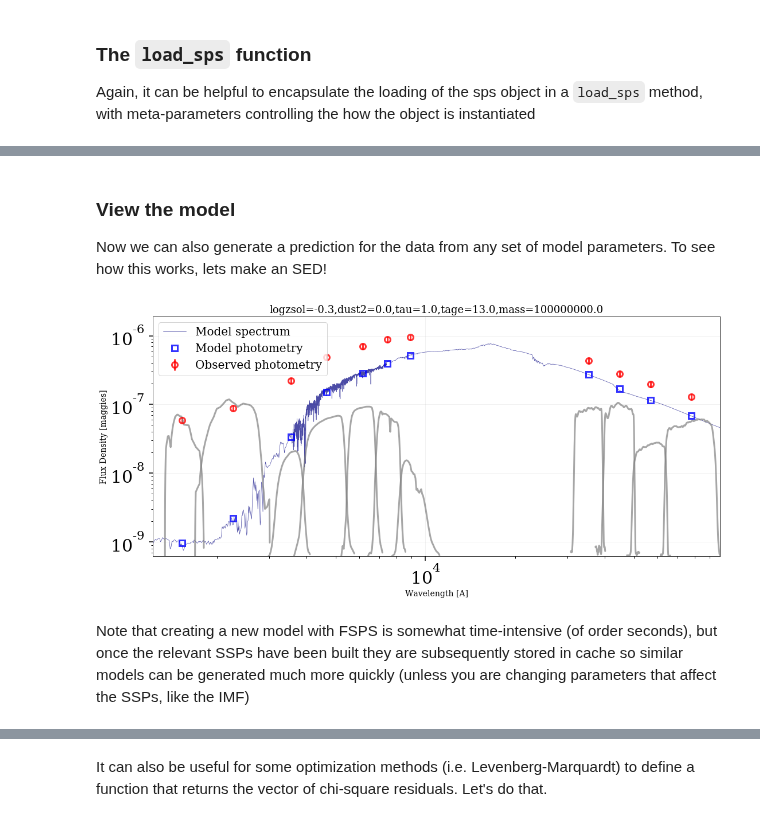
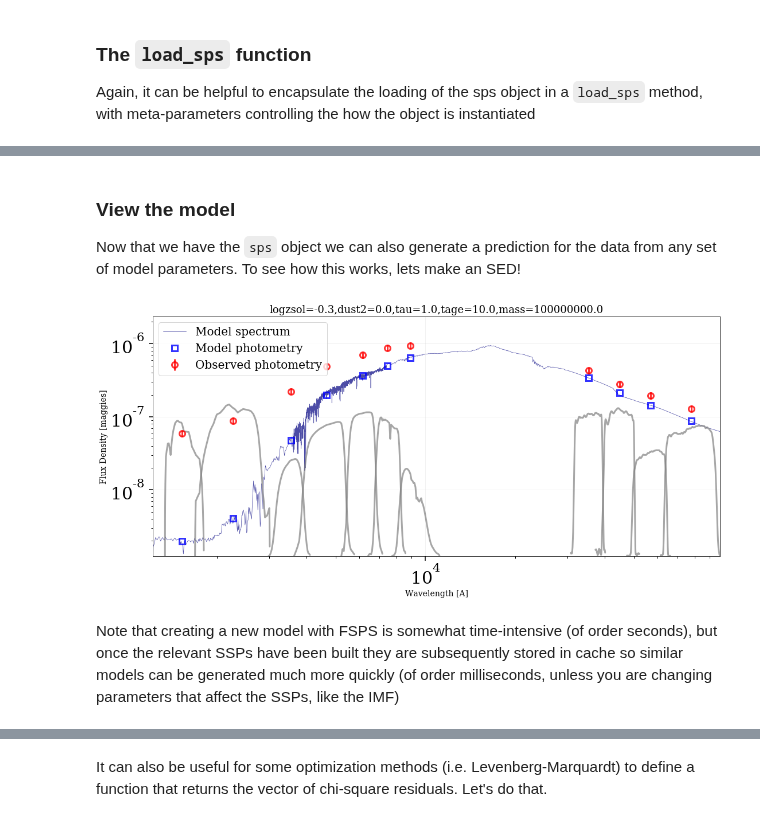
Before and after one commit to bd-j/prospector, a Jupyter notebook: demo/DeconstructedDemo.ipynb, the cells around one changed output, grey strips where cells are left out. Saved outputs shown, nothing was run; the diff lists cells and outputs as text; code cells hidden in the pictures.

Commit message:
only use pre-packaged model parameters in DeconstructedDemo notebook.

```diff
--- a/demo/DeconstructedDemo.ipynb
+++ b/demo/DeconstructedDemo.ipynb
@@ -157,0 +284,32 @@ run_params["dm"] = 30.0
+# %%
+theta = model.theta.copy()
+print("Initial parameters:\n  {}".format(model.theta))
+print("Initial ln_prior_probability: {}".format(model.prior_product(theta)))
+
+# let's increase the mass by a factor of 10 by manipulating the copied theta vector
+theta[model.theta_index["mass"]] *= 10
+print("New ln_prior_probability: {}".format(model.prior_product(theta)))
+# note that the new parameter vector does not get propogated into the model object
+# by the prior_product() call
+print("Theta after new prior call:\n  {}".format(model.theta))
+print("Mass after new prior call: {}".format(model.params["mass"]))
+# but we can force that to happen by doing this
+model.set_parameters(theta)
+print("Theta after set_parameters call:\n  {}".format(model.theta))
+print("Mass after set_parameters call: {}".format(model.params["mass"]))
+
+# Now let's increase the mass again by accessing the params dictionary directly
+# (instead of through a separate theta vector.)
+# This is the only way to change fixed parameters without reinstantiating or
+# reconfiguring the model object from a new configuration dictionary or list.
+model.params["mass"] *= 10
+# the change now shows up in the model.theta attribute
+print("Theta after params access:\n  {}".format(model.theta))
+print("Mass after params access: {}".format(model.params["mass"]))
+# but the external theta vector did not change
+print("External theta vector: {}".format(theta))
+# So let's use the model.theta attribute to calculate again the prior probability
+print("Final ln_prior_probability: {}".format(model.prior_product(model.theta)))
+
+# reset the mass
+model.params["mass"] = 1e8
@@ -434,13 +429,13 @@ New ln_prior_probability:-31.5036108717
 # %% [markdown]
 ### View the model
-Now we can also generate a prediction for the data from any set of model parameters.  To see how this works, lets make an SED!
+Now that we have the `sps` object we can also generate a prediction for the data from any set of model parameters.  To see how this works, lets make an SED!
 # %%
 # Generate the model SED at some value of theta
 theta = model.theta.copy()
 theta[model.theta_index["mass"]] = 1e8
 initial_spec, initial_phot, initial_mfrac = model.sed(theta, obs=obs, sps=sps)
+# spec, phot, x = sps.get_spectrum(outwave=obs['wavelength'], filters=obs["filters"], **model.params)
 title_text = ','.join(["{}={}".format(p, model.params[p][0]) for p in model.free_params])
-spec, phot, x = sps.get_spectrum(outwave=obs['wavelength'], filters=obs["filters"], **model.params)
 
 a = 1.0 + model.params.get('zred', 0.0) # cosmological redshifting
 # photometric effective wavelengths
@@ -462,33 +457,33 @@ figure(figsize=(16,8))
 # plot model + data
 loglog(wspec, initial_spec, label='Model spectrum',
        lw=0.7, color='navy', alpha=0.7)
 errorbar(wphot, initial_phot, label='Model photometry',
          marker='s',markersize=10, alpha=0.8, ls='', lw=3,
          markerfacecolor='none', markeredgecolor='blue',
          markeredgewidth=3)
 errorbar(wphot, obs['maggies'], yerr=obs['maggies_unc'],
          label='Observed photometry',
          marker='o', markersize=10, alpha=0.8, ls='', lw=3,
          ecolor='red', markerfacecolor='none', markeredgecolor='red',
          markeredgewidth=3)
 title(title_text)
 
 # plot Filters
 for f in obs['filters']:
     w, t = f.wavelength.copy(), f.transmission.copy()
     while t.max() > 1:
         t /= 10.
     t = 0.1*(ymax-ymin)*t + ymin
     loglog(w, t, lw=3, color='gray', alpha=0.7)
 
 # prettify
 xlabel('Wavelength [A]')
 ylabel('Flux Density [maggies]')
 xlim([xmin, xmax])
 ylim([ymin, ymax])
 legend(loc='best', fontsize=20)
 tight_layout()
 # %% [output]
-[figure, old version]
+[figure, new version]
 # %% [markdown]
-Note that creating a new model with FSPS is somewhat time-intensive (of order seconds), but once the relevant SSPs have been built they are subsequently stored in cache so similar models can be generated much more quickly (unless you are changing parameters that affect the SSPs, like the IMF)
+Note that creating a new model with FSPS is somewhat time-intensive (of order seconds), but once the relevant SSPs have been built they are subsequently stored in cache so similar models can be generated much more quickly (of order milliseconds, unless you are changing parameters that affect the SSPs, like the IMF)
```
Also changed, not shown: parts of 41 cells of this notebook.
